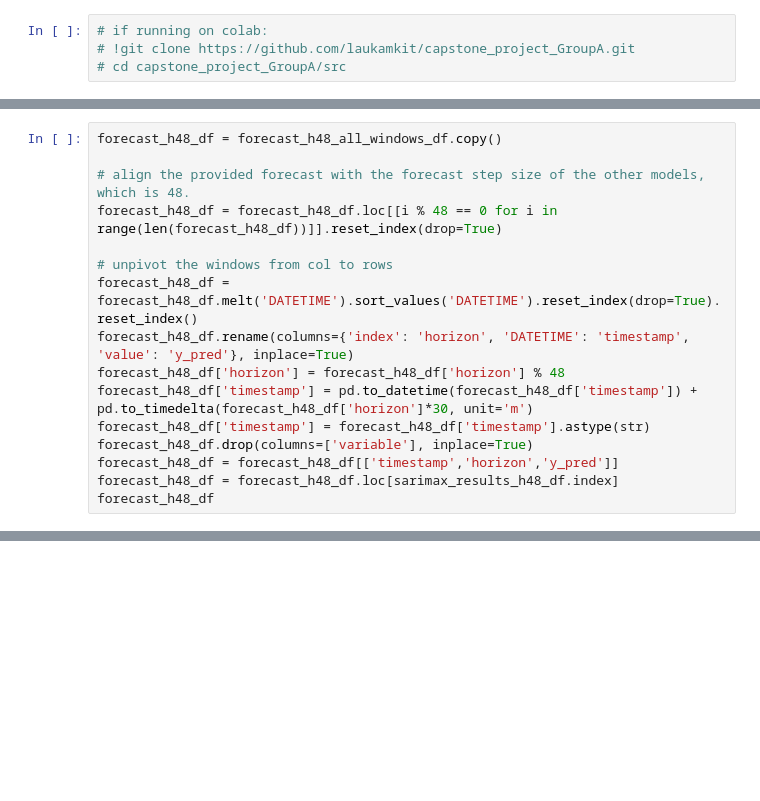
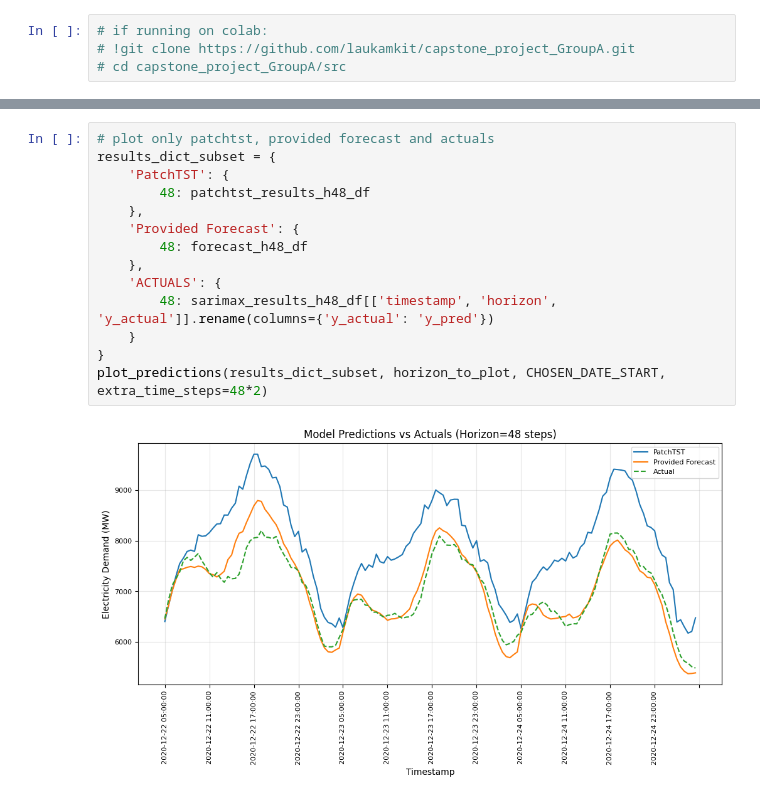
Before and after one commit to laukamkit/capstone_project_GroupA, a Jupyter notebook: src/model_plots.ipynb, the cells around one changed output, grey strips where cells are left out. Drawn from its saved outputs; the diff is of its cells as text; blank space fills up the shorter version.

Commit message:
latest model_pllots notebook

```diff
--- a/src/model_plots.ipynb
+++ b/src/model_plots.ipynb
@@ -62,16 +132,0 @@ forecast_h48_all_windows_df.head()
-# %%
-forecast_h48_df = forecast_h48_all_windows_df.copy()
-
-# align the provided forecast with the forecast step size of the other models, which is 48.
-forecast_h48_df = forecast_h48_df.loc[[i % 48 == 0 for i in range(len(forecast_h48_df))]].reset_index(drop=True)
-
-# unpivot the windows from col to rows
-forecast_h48_df = forecast_h48_df.melt('DATETIME').sort_values('DATETIME').reset_index(drop=True).reset_index()
-forecast_h48_df.rename(columns={'index': 'horizon', 'DATETIME': 'timestamp', 'value': 'y_pred'}, inplace=True)
-forecast_h48_df['horizon'] = forecast_h48_df['horizon'] % 48
-forecast_h48_df['timestamp'] = pd.to_datetime(forecast_h48_df['timestamp']) + pd.to_timedelta(forecast_h48_df['horizon']*30, unit='m')
-forecast_h48_df['timestamp'] = forecast_h48_df['timestamp'].astype(str)
-forecast_h48_df.drop(columns=['variable'], inplace=True)
-forecast_h48_df = forecast_h48_df[['timestamp','horizon','y_pred']]
-forecast_h48_df = forecast_h48_df.loc[sarimax_results_h48_df.index]
-forecast_h48_df
@@ -155,0 +133,16 @@ plt.show()
+# %%
+# plot only patchtst, provided forecast and actuals
+results_dict_subset = {
+    'PatchTST': {
+        48: patchtst_results_h48_df
+    },
+    'Provided Forecast': {
+        48: forecast_h48_df
+    },
+    'ACTUALS': {
+        48: sarimax_results_h48_df[['timestamp', 'horizon', 'y_actual']].rename(columns={'y_actual': 'y_pred'})
+    }
+}
+plot_predictions(results_dict_subset, horizon_to_plot, CHOSEN_DATE_START, extra_time_steps=48*2)
+# %% [output]
+[figure, added]
```
Also changed, not shown: parts of 19 cells of this notebook.
